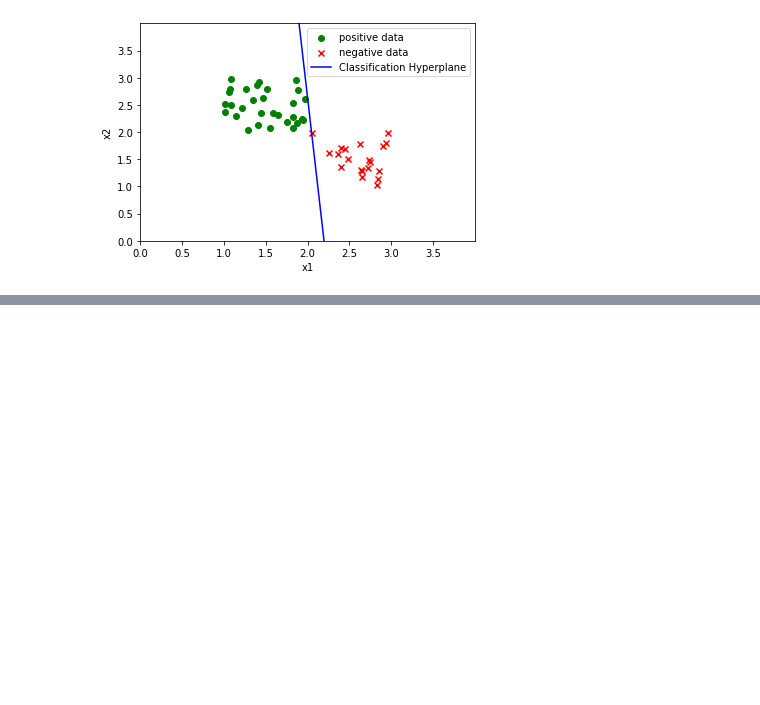
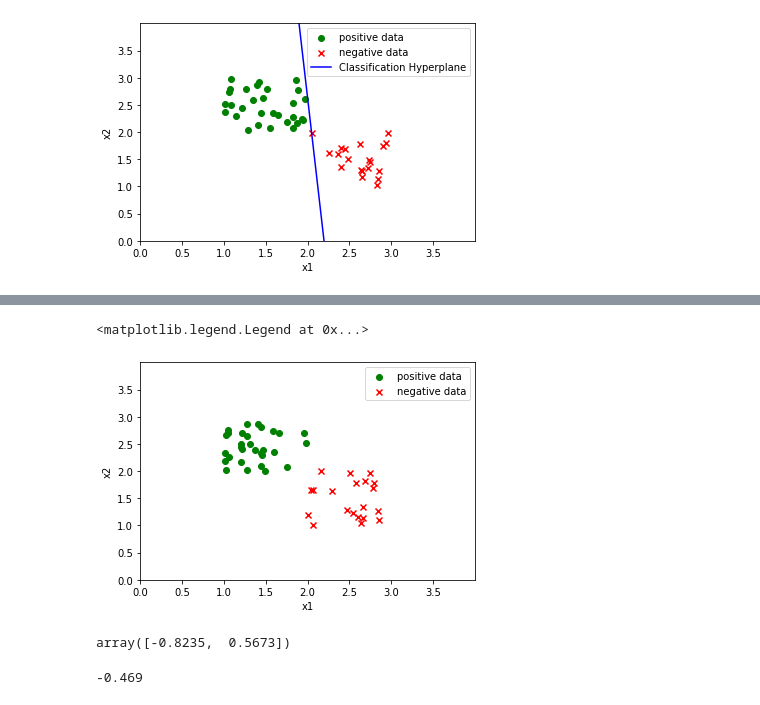
Before and after one commit to SXUSongJH/SXUSongJH.github.io, a Jupyter notebook: Code/Machine Learn/2.Perception and LDA.ipynb, the cells around one changed output, grey strips where cells are left out. Saved outputs shown, nothing was run; the diff lists cells and outputs as text; code cells hidden in the pictures; blank space fills up the shorter version.

```diff
--- a/Code/Machine Learn/2.Perception and LDA.ipynb
+++ b/Code/Machine Learn/2.Perception and LDA.ipynb
@@ -37,7 +38,3 @@ train_data.head(5)
 | 2 | 2.830457 | 1.026819 | -1 |
 | 3 | 1.437378 | 2.345612 | 1 |
 | 4 | 2.730692 | 1.493602 | -1 |
-# %%
-x1=train_data.iloc[1,0]
-x2=train_data.iloc[1,1]
-print(x1)
@@ -142,0 +158,19 @@ plt.legend()
+# %%
+# Data Generation
+np.random.seed(520)
+def data_generation(n,basepoint,ylabel):
+    x1 = np.random.random((n,))+np.array([basepoint[0]]*n)
+    x2 = np.random.random((n,))+np.array([basepoint[1]]*n)
+    y = np.array([ylabel]*n)
+    data = pd.DataFrame({"x1":x1,"x2":x2,"y":y})
+    return data
+
+# positive data
+positivedata = data_generation(n=30,basepoint=(1,2),ylabel=1)
+# negative data
+negativedata = data_generation(n=20,basepoint=(2,1),ylabel=0)
+# train data
+train_data = pd.concat([positivedata,negativedata])
+train_data = shuffle(train_data)
+train_data.index = range(train_data.shape[0])
+train_data.head(5)
@@ -142,0 +184,14 @@ plt.legend()
+# %%
+# train data scatter plot
+plt.scatter(x=positivedata["x1"],y=positivedata["x2"],marker="o",c="green",label="positive data")
+plt.scatter(x=negativedata["x1"],y=negativedata["x2"],marker="x",c="red",label="negative data")
+plt.xlabel("x1")
+plt.ylabel("x2")
+plt.xlim((0,4))
+plt.ylim((0,4))
+plt.xticks(np.arange(0,4,0.5))
+plt.yticks(np.arange(0,4,0.5))
+plt.legend()
+# %% [output]
+<matplotlib.legend.Legend at 0x...>
+[figure, added]
@@ -142,0 +215,5 @@ plt.legend()
+# %%
+w_hat = LDA_param_solving(train_data=train_data)
+w_hat
+# %% [output]
+array([-0.8235,  0.5673])
@@ -142,0 +234,5 @@ plt.legend()
+# %%
+threshold = LDA_threshold(train_data)
+threshold
+# %% [output]
+-0.469
```
Also changed, not shown: parts of 17 cells of this notebook, 42 other files.
